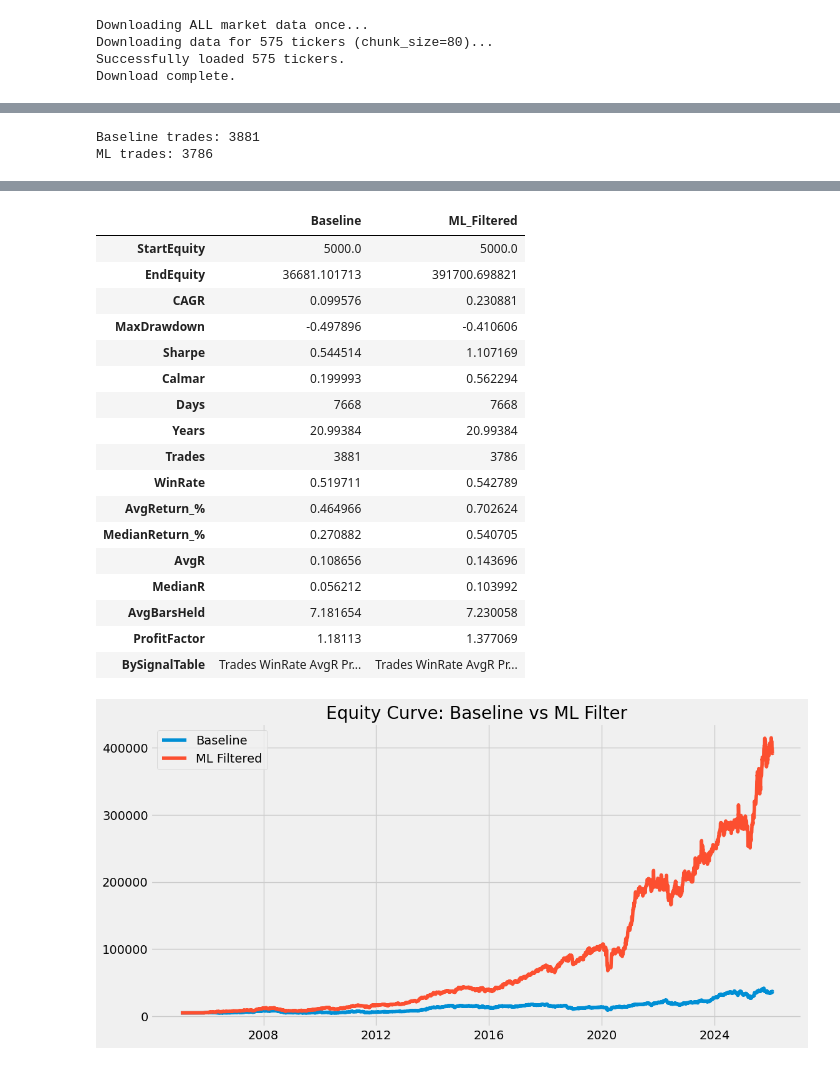
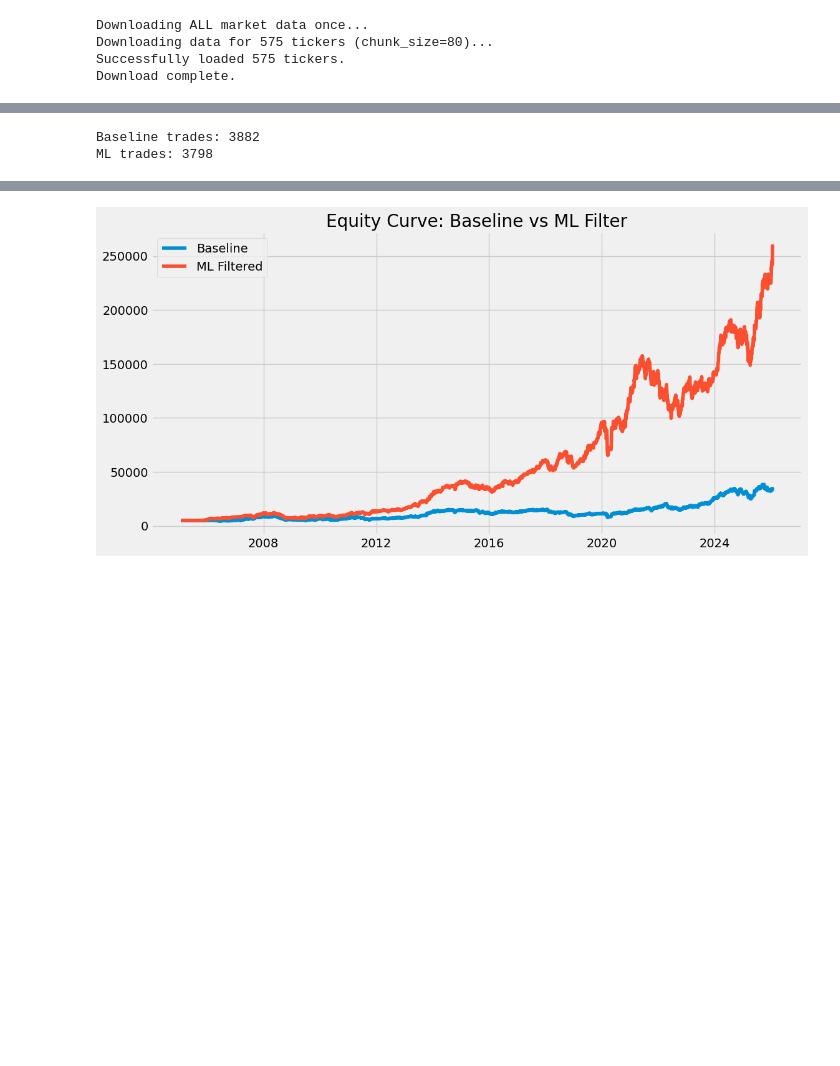
Before and after one commit to dikshithreddym/SwingTradingProject, a Jupyter notebook: scrape.ipynb, the cells around one changed output, grey strips where cells are left out. Drawn from its saved outputs; the diff is of its cells as text; code cells hidden in the pictures; blank space fills up the shorter version.

Commit message:
Backtested 25 years data

```diff
--- a/scrape.ipynb
+++ b/scrape.ipynb
@@ -2904,7 +2905,7 @@ for sig, model in models.items():
     X_sig = df_ml.loc[mask, FEATURES]
     df_ml.loc[mask, "p_win"] = model.predict_proba(X_sig)[:, 1]
 
-TOP_PCT = 0.20  # 20%
+TOP_PCT = 0.30  # 25%
 
 df_ml["ml_selected"] = False
 
@@ -2960,7 +2961,6 @@ metrics_ml   = backtest_metrics(trades_ml, equity_ml)
 
 print("Baseline trades:", len(trades_base))
 print("ML trades:", len(trades_ml))
-display(pd.DataFrame({"Baseline": metrics_base, "ML_Filtered": metrics_ml}))
 
 compare = pd.DataFrame({
     "Baseline": metrics_base,
@@ -2976,7 +2976,7 @@ plt.legend()
 plt.title("Equity Curve: Baseline vs ML Filter")
 plt.show()
 # %% [output]
-Baseline trades: 3881
-ML trades: 3786
+Baseline trades: 3882
+ML trades: 3798
 |  | Baseline | ML_Filtered |
 | StartEquity | 5000.0 | 5000.0 |
@@ -2998,20 +2998,2 @@ ML trades: 3786
 | BySignalTable | Trades WinRate AvgR Pr... | Trades WinRate AvgR Pr... |
-|  | Baseline | ML_Filtered |
-| StartEquity | 5000.0 | 5000.0 |
-| EndEquity | 36681.101713 | 391700.698821 |
-| CAGR | 0.099576 | 0.230881 |
-| MaxDrawdown | -0.497896 | -0.410606 |
-| Sharpe | 0.544514 | 1.107169 |
-| Calmar | 0.199993 | 0.562294 |
-| Days | 7668 | 7668 |
-| Years | 20.99384 | 20.99384 |
-| Trades | 3881 | 3786 |
-| WinRate | 0.519711 | 0.542789 |
-| AvgReturn_% | 0.464966 | 0.702624 |
-| MedianReturn_% | 0.270882 | 0.540705 |
-| AvgR | 0.108656 | 0.143696 |
-| MedianR | 0.056212 | 0.103992 |
-| AvgBarsHeld | 7.181654 | 7.230058 |
-| ProfitFactor | 1.18113 | 1.377069 |
-| BySignalTable | Trades WinRate AvgR Pr... | Trades WinRate AvgR Pr... |
-[figure, old version]
+[figure, new version]
```
Also changed, not shown: parts of 8 cells of this notebook, 1 other file.
